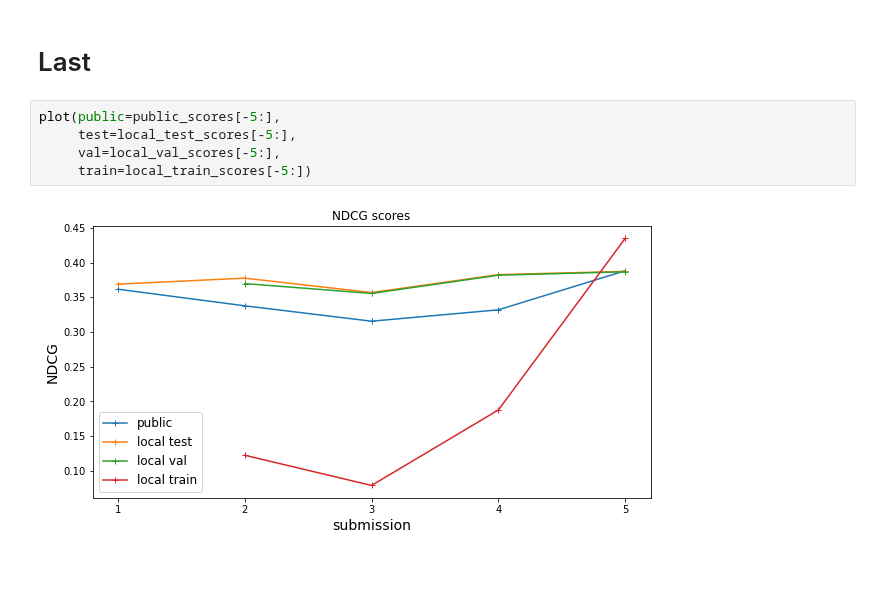
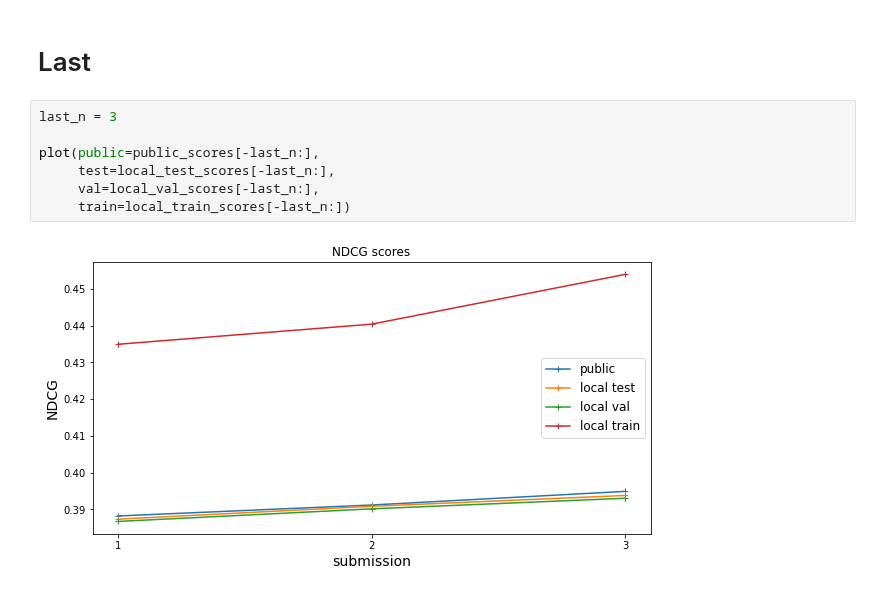
Before and after one commit to OlegBEZb/Personalize-Expedia-Hotel-Searches, a Jupyter notebook: Roadmap.ipynb, the cells around one changed output. Cells and saved outputs as stored; diff of their text form.

```diff
--- a/Roadmap.ipynb
+++ b/Roadmap.ipynb
@@ -34,9 +34,11 @@ plot(public=public_scores,
 # %% [markdown]
 # Last
-# %%
-plot(public=public_scores[-5:],
-     test=local_test_scores[-5:],
-     val=local_val_scores[-5:],
-     train=local_train_scores[-5:])
-# %% [output]
-[figure, removed]
+# %%
+last_n = 3
+
+plot(public=public_scores[-last_n:],
+     test=local_test_scores[-last_n:],
+     val=local_val_scores[-last_n:],
+     train=local_train_scores[-last_n:])
+# %% [output]
+[figure, added]
```
Also changed, not shown: parts of 3 cells of this notebook, 4 other files.
